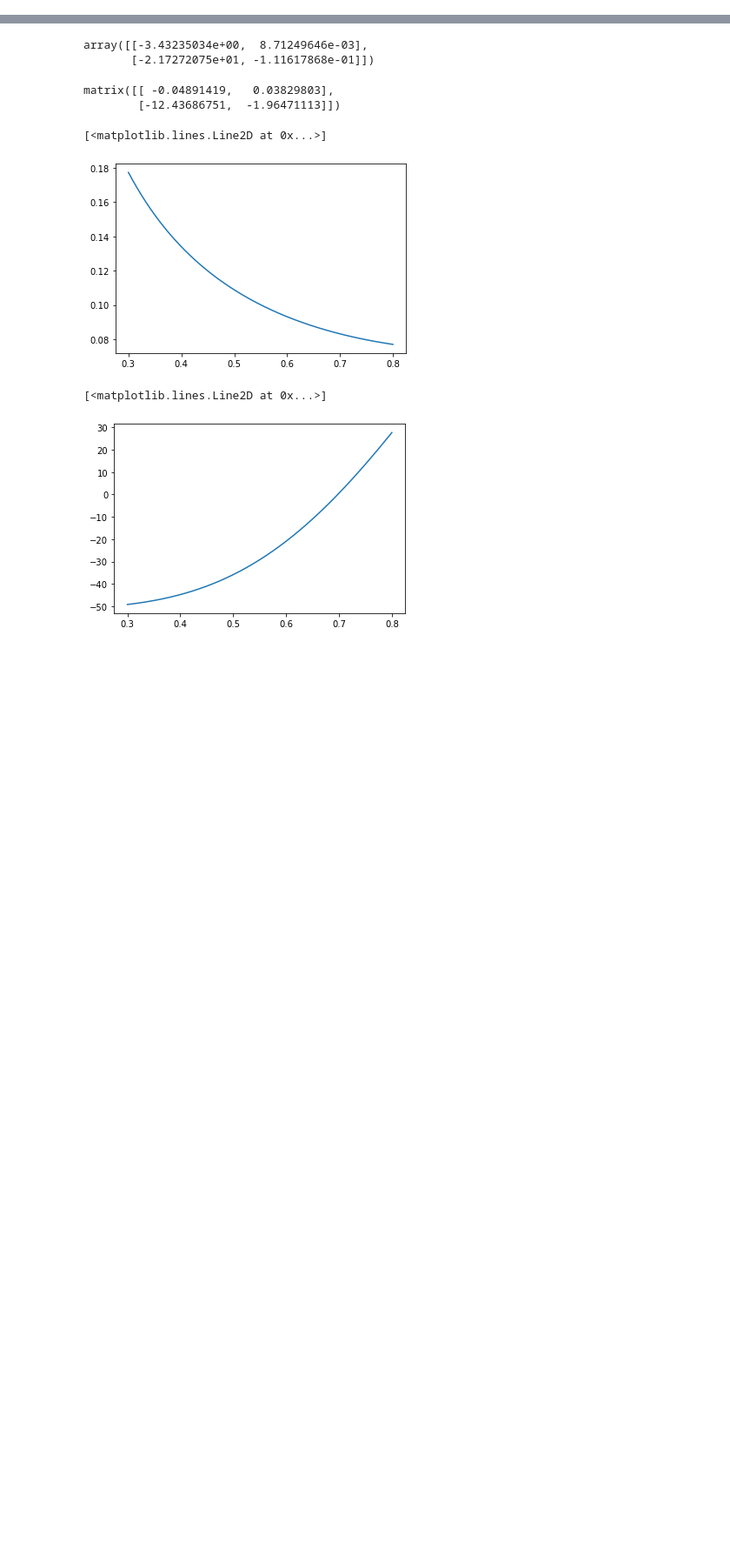
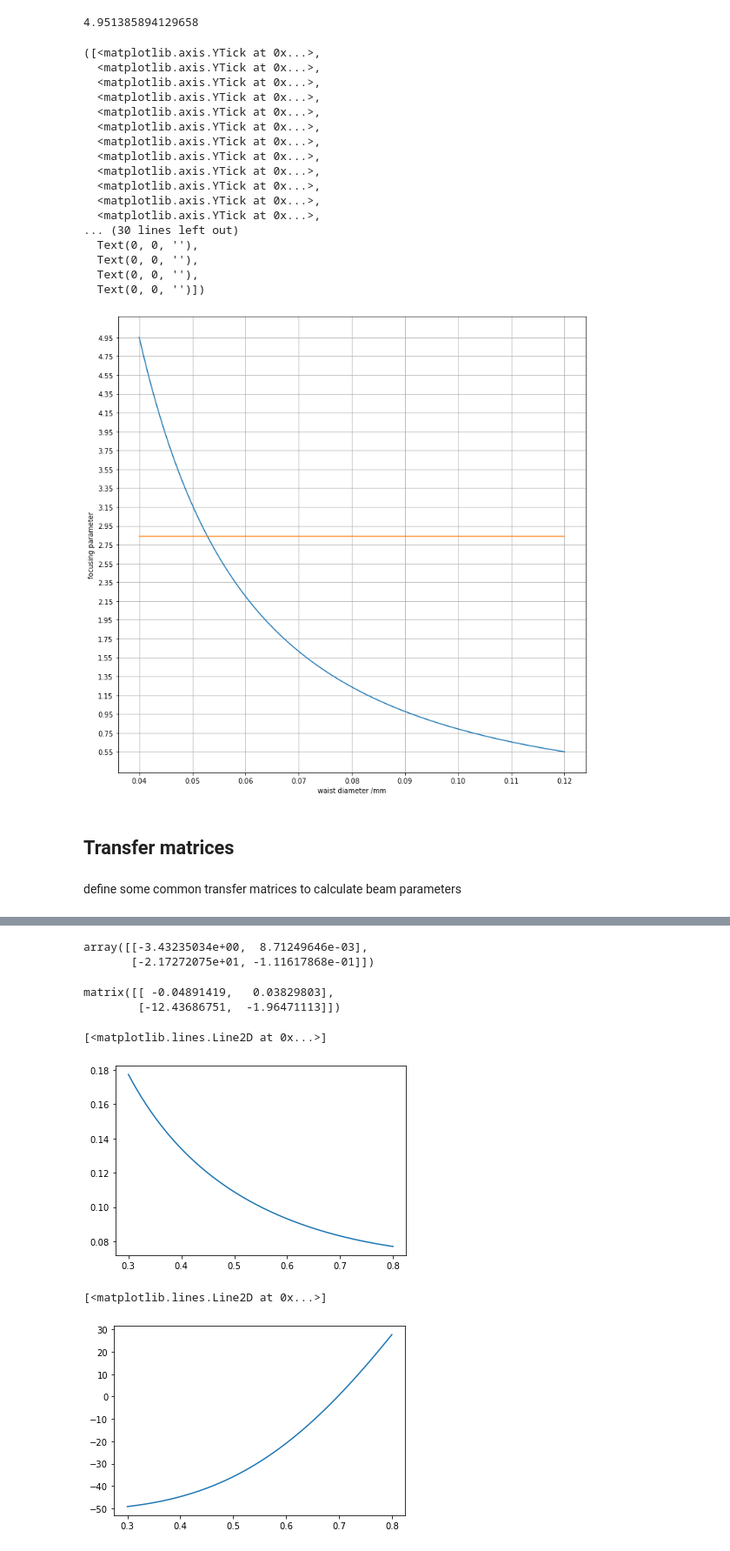
Before and after one commit to JianhuiL/Gaussian_Optics, a Jupyter notebook: Doubling Cavity jh.ipynb, the cells around one changed output, grey strips where cells are left out. Shown at 87% size. Saved outputs shown, nothing was run; the diff lists cells and outputs as text; code cells hidden in the pictures; blank space fills up the shorter version.

```diff
--- a/Doubling Cavity jh.ipynb
+++ b/Doubling Cavity jh.ipynb
@@ -80,0 +108,49 @@ Note that this is calculated without crystal and bending angle. Note that Konrad
+# %%
+def ZR(w0,n,wl):
+    return np.pi*w0**2*n/wl
+
+def Focus_Param(l,zr):
+    return l/2/zr
+# %%
+fp_list = []
+w0_scan = np.linspace(20e-6,60e-6,100)
+for w0 in w0_scan:
+    zr = ZR(w0,1.747,1.087e-6)
+    fp = Focus_Param(20e-3,zr)
+    fp_list.append(fp)
+# %%
+max(fp_list)
+# %% [output]
+4.951385894129658
+# %%
+plt.figure(figsize=[10,10])
+plt.grid()
+plt.plot(w0_scan*2/1e-3,fp_list)
+plt.plot(w0_scan*2/1e-3,np.ones(100)*2.84)
+plt.xlabel('waist diameter /mm')
+plt.tight_layout()
+plt.ylabel('focusing parameter')
+plt.yticks(np.arange(min(fp_list),max(fp_list),step = 0.2))
+# %% [output]
+([<matplotlib.axis.YTick at 0x...>,
+  <matplotlib.axis.YTick at 0x...>,
+  <matplotlib.axis.YTick at 0x...>,
+  <matplotlib.axis.YTick at 0x...>,
+  <matplotlib.axis.YTick at 0x...>,
+  <matplotlib.axis.YTick at 0x...>,
+  <matplotlib.axis.YTick at 0x...>,
+  <matplotlib.axis.YTick at 0x...>,
+  <matplotlib.axis.YTick at 0x...>,
+  <matplotlib.axis.YTick at 0x...>,
+  <matplotlib.axis.YTick at 0x...>,
+  <matplotlib.axis.YTick at 0x...>,
+... (30 lines left out)
+  Text(0, 0, ''),
+  Text(0, 0, ''),
+  Text(0, 0, ''),
+  Text(0, 0, '')])
+[figure, added]
+# %% [markdown]
+## Transfer matrices
+# %% [markdown]
+define some common transfer matrices to calculate beam parameters
```
Also changed, not shown: parts of 50 cells of this notebook.
